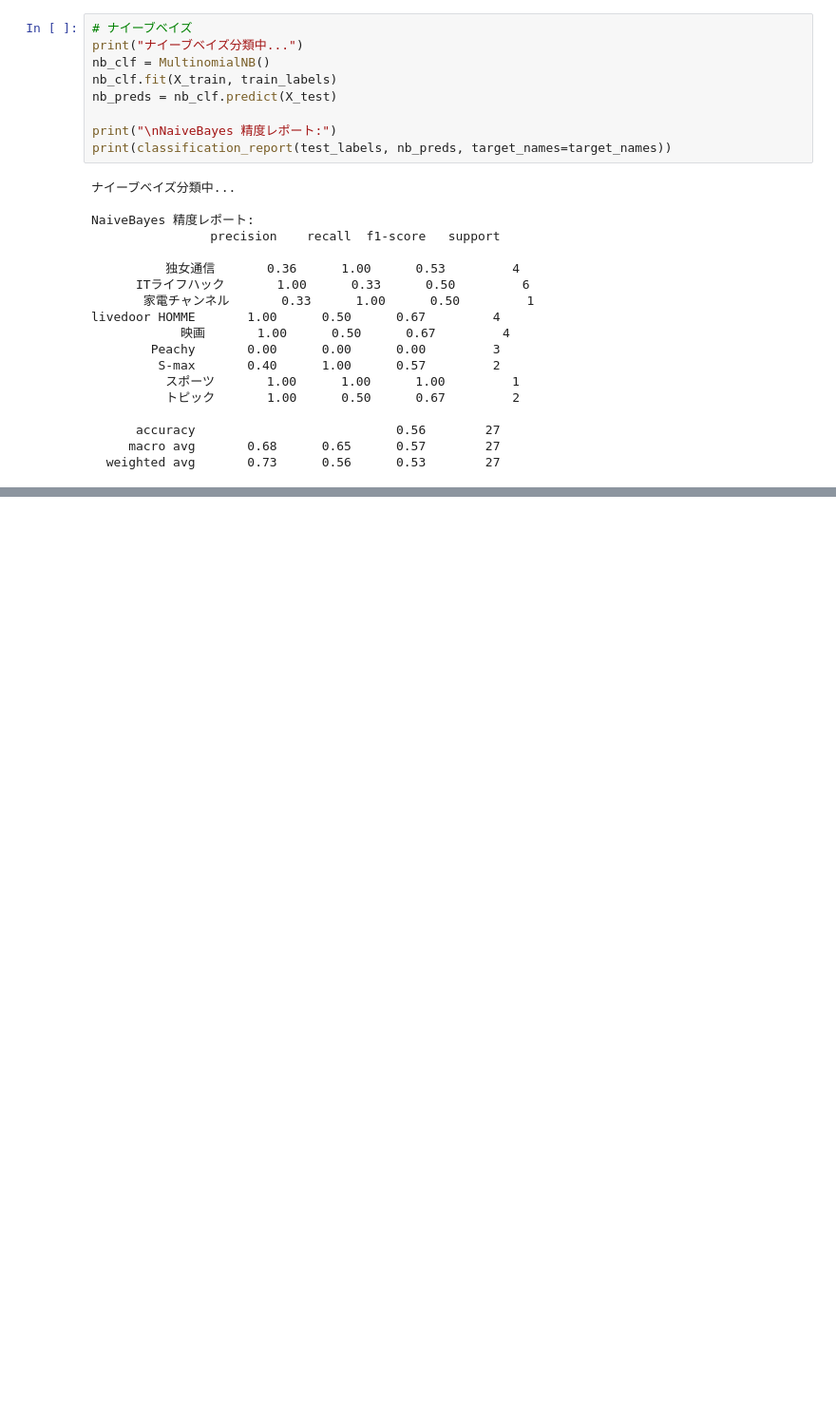
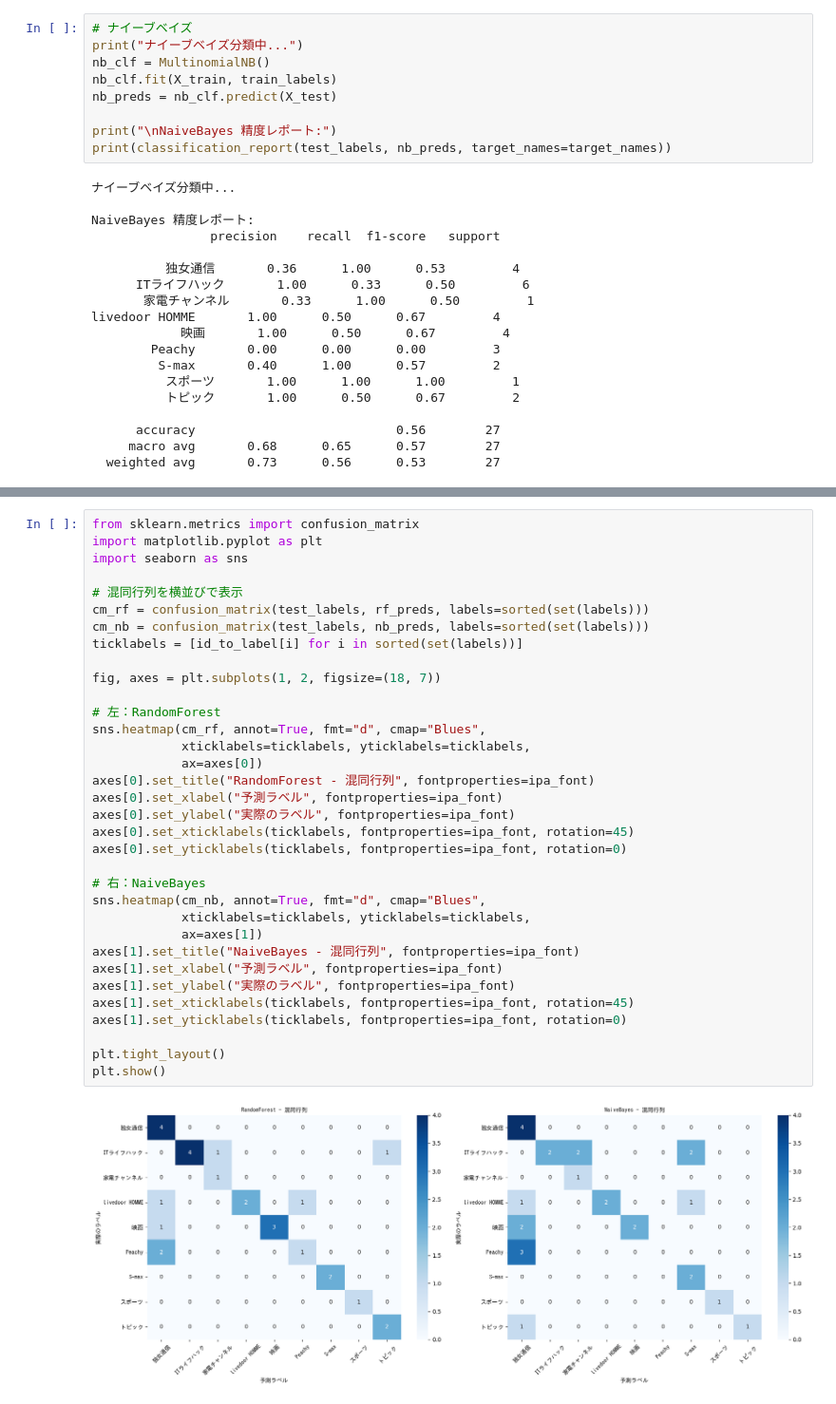
Before and after one commit to honda-wataru/learning, a Jupyter notebook: natural_language_processing/livedoor_classification.ipynb, the cells around one changed output, grey strips where cells are left out. Shown: that part at 95% size. Saved outputs shown, nothing was run; the diff lists cells and outputs as text; blank space fills up the shorter version.

```diff
--- a/natural_language_processing/livedoor_classification.ipynb
+++ b/natural_language_processing/livedoor_classification.ipynb
@@ -173,0 +147,36 @@ plot_confusion_matrix(test_labels, nb_preds, title="NaiveBayes - 混同行列")
+# %%
+from sklearn.metrics import confusion_matrix
+import matplotlib.pyplot as plt
+import seaborn as sns
+
+# 混同行列を横並びで表示
+cm_rf = confusion_matrix(test_labels, rf_preds, labels=sorted(set(labels)))
+cm_nb = confusion_matrix(test_labels, nb_preds, labels=sorted(set(labels)))
+ticklabels = [id_to_label[i] for i in sorted(set(labels))]
+
+fig, axes = plt.subplots(1, 2, figsize=(18, 7))
+
+# 左：RandomForest
+sns.heatmap(cm_rf, annot=True, fmt="d", cmap="Blues",
+            xticklabels=ticklabels, yticklabels=ticklabels,
+            ax=axes[0])
+axes[0].set_title("RandomForest - 混同行列", fontproperties=ipa_font)
+axes[0].set_xlabel("予測ラベル", fontproperties=ipa_font)
+axes[0].set_ylabel("実際のラベル", fontproperties=ipa_font)
+axes[0].set_xticklabels(ticklabels, fontproperties=ipa_font, rotation=45)
+axes[0].set_yticklabels(ticklabels, fontproperties=ipa_font, rotation=0)
+
+# 右：NaiveBayes
+sns.heatmap(cm_nb, annot=True, fmt="d", cmap="Blues",
+            xticklabels=ticklabels, yticklabels=ticklabels,
+            ax=axes[1])
+axes[1].set_title("NaiveBayes - 混同行列", fontproperties=ipa_font)
+axes[1].set_xlabel("予測ラベル", fontproperties=ipa_font)
+axes[1].set_ylabel("実際のラベル", fontproperties=ipa_font)
+axes[1].set_xticklabels(ticklabels, fontproperties=ipa_font, rotation=45)
+axes[1].set_yticklabels(ticklabels, fontproperties=ipa_font, rotation=0)
+
+plt.tight_layout()
+plt.show()
+# %% [output]
+[figure, added]
```
Also changed, not shown: parts of 2 cells of this notebook.
